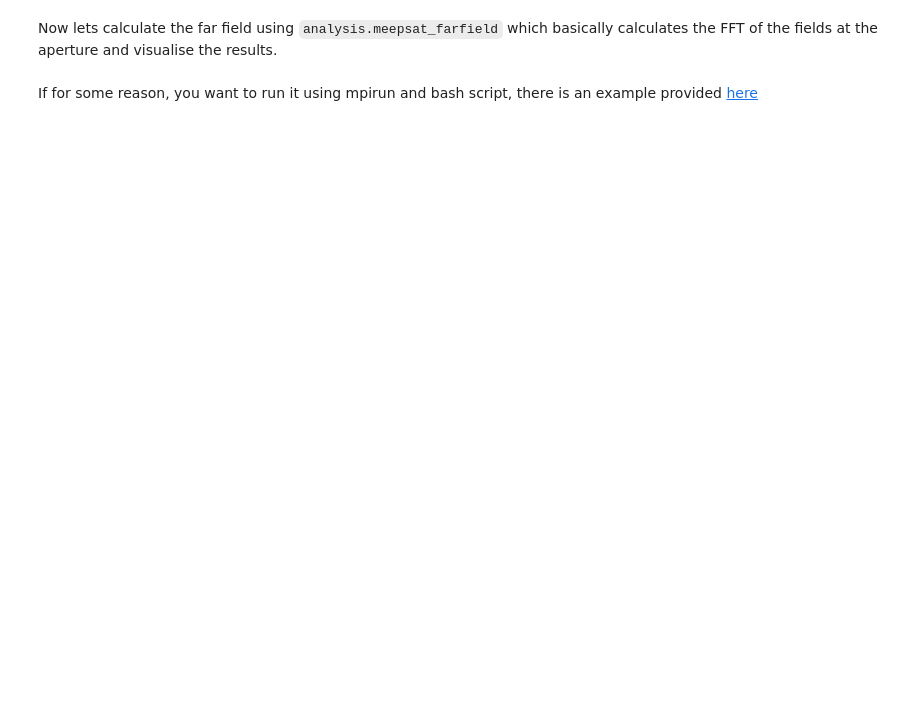
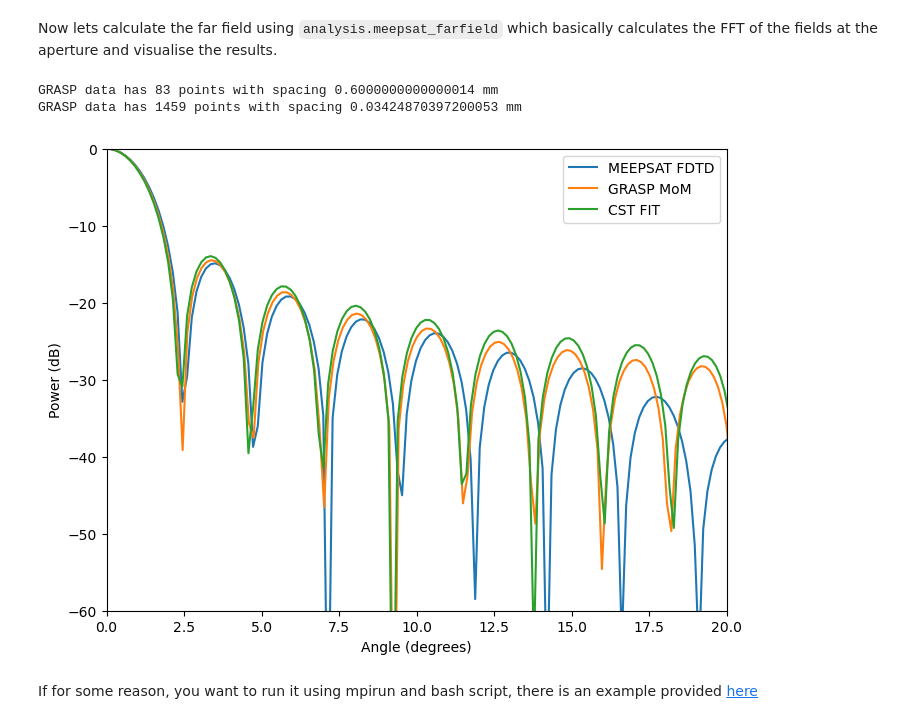
Before and after one commit to aa16oaslak/MeepSAT, a Jupyter notebook: examples/01_simple_single_lens_ARC.ipynb, the cells around one changed output. Drawn from its saved outputs; the diff is of its cells as text; code cells hidden in the pictures; blank space fills up the shorter version.

```diff
--- a/examples/01_simple_single_lens_ARC.ipynb
+++ b/examples/01_simple_single_lens_ARC.ipynb
@@ -506,32 +665,50 @@ Now lets calculate the far field using `analysis.meepsat_farfield` which basical
 meepsat_farfield_dict = analysis.meepsat_farfield(efield= aperture_slice_meepsat,
              coords= y_coords_meepsat,
              wavelength= wvl_meep,
              resolution= mpsat_sim.resolution,
              zero_pad_beam=15,
              plot_label='MEEPSAT FDTD')
 
 grasp_MOM_fft_dict = analysis.meepsat_farfield(efield= aperture_slice_grasp_mom,
              coords= y_coords_grasp,
              wavelength= wvl_meep,
              resolution= analysis.calculate_grasp_resolution(y_coords_grasp),
              zero_pad_beam=15,
              plot_label='GRASP MoM')
 
 cst_fit_dict = analysis.meepsat_farfield(efield= aperture_slice_cst,
              coords= y_coords_cst,
              wavelength= wvl_meep,
              resolution= analysis.calculate_grasp_resolution(y_coords_cst),
              zero_pad_beam=15,
              plot_label='CST FIT')
 
+import matplotlib.pyplot as plt
+plt.style.use('default')
+
 # Plot the farfield patterns for comparison
 plt.figure(figsize=(8, 6))
 plt.plot(meepsat_farfield_dict['angle'], meepsat_farfield_dict['power_dB'], label= meepsat_farfield_dict['plot_label'])
 plt.plot(grasp_MOM_fft_dict['angle'], grasp_MOM_fft_dict['power_dB'], label=grasp_MOM_fft_dict['plot_label'])
 plt.plot(cst_fit_dict['angle'], cst_fit_dict['power_dB'], label=cst_fit_dict['plot_label'])
+plt.xlabel('Angle (degrees)')
+plt.ylabel('Power (dB)')
 plt.xlim(0, 20)
 plt.ylim(-60,0)
 plt.legend()
+
+# Save the figure
+save_dir = os.path.join('./../processed_data', 'simple_single_lens_ARC', f'{freq}GHz')
+os.makedirs(save_dir, exist_ok=True)
+plt.savefig(os.path.join(save_dir, 'farfield_comparison.png'), dpi=300, bbox_inches='tight')
+
+# Save as a svg file for better quality in publications
+plt.savefig(os.path.join(save_dir, 'farfield_comparison.svg'), dpi=300, bbox_inches='tight')
+
 plt.show()
+# %% [output]
+GRASP data has 83 points with spacing 0.6000000000000014 mm
+GRASP data has 1459 points with spacing 0.03424870397200053 mm
+[figure, added]
 # %% [markdown]
 If for some reason, you want to run it using mpirun and bash script, there is an example provided [here](https://github.com/aa16oaslak/MeepSAT/tree/main/examples/HPC_Tutorial/time-reverse/01_simple_single_lens_ARC)
```
Also changed, not shown: parts of 12 cells of this notebook, 12 other files.
